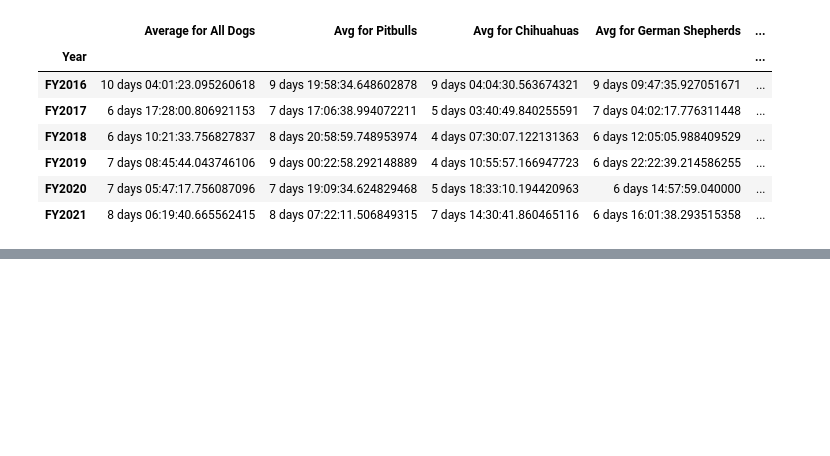
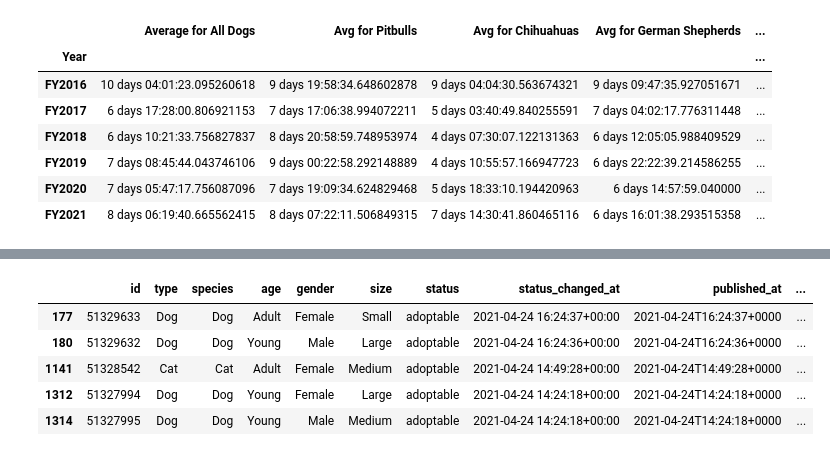
Before and after one commit to jconcha56429/Project1, a Jupyter notebook: Project1.ipynb, the cells around one changed output, grey strips where cells are left out. Cells and saved outputs as stored; diff of their text form; code cells hidden in the pictures; blank space fills up the shorter version.

```diff
--- a/Project1.ipynb
+++ b/Project1.ipynb
@@ -642,0 +670,12 @@ time_in_shelter_per_year
+# %%
+# CREATE A SEPARATE DATAFRAME FOR DALLAS ONLY
+
+dallas_petfinder_df = petfinder_df.loc[petfinder_df["contact.address.city"] == "Dallas",:]
+dallas_petfinder_df.head()
+# %% [output]
+|  | id | type | species | age | gender | size | status | status_changed_at | published_at | ... |
+| 177 | 51329633 | Dog | Dog | Adult | Female | Small | adoptable | 2021-04-24 16:24:37+00:00 | 2021-04-24T16:24:37+0000 | ... |
+| 180 | 51329632 | Dog | Dog | Young | Male | Large | adoptable | 2021-04-24 16:24:36+00:00 | 2021-04-24T16:24:36+0000 | ... |
+| 1141 | 51328542 | Cat | Cat | Adult | Female | Medium | adoptable | 2021-04-24 14:49:28+00:00 | 2021-04-24T14:49:28+0000 | ... |
+| 1312 | 51327994 | Dog | Dog | Young | Female | Large | adoptable | 2021-04-24 14:24:18+00:00 | 2021-04-24T14:24:18+0000 | ... |
+| 1314 | 51327995 | Dog | Dog | Young | Male | Medium | adoptable | 2021-04-24 14:24:18+00:00 | 2021-04-24T14:24:18+0000 | ... |
```
Also changed, not shown: parts of 7 cells of this notebook.
